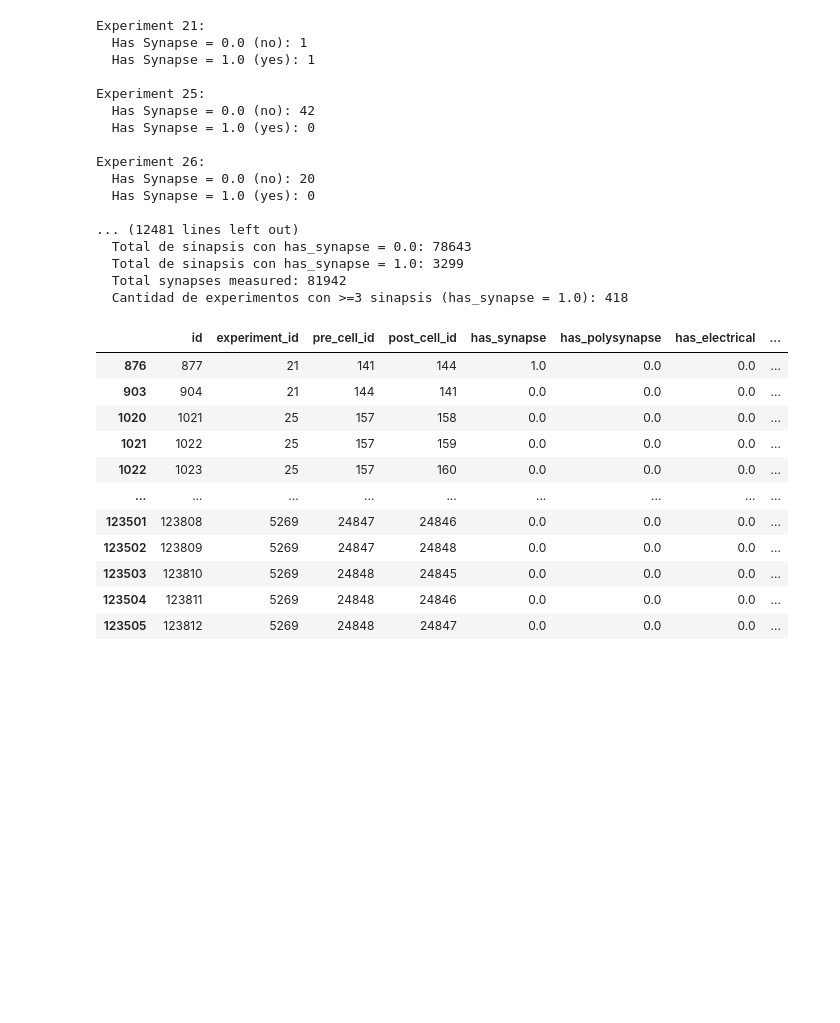
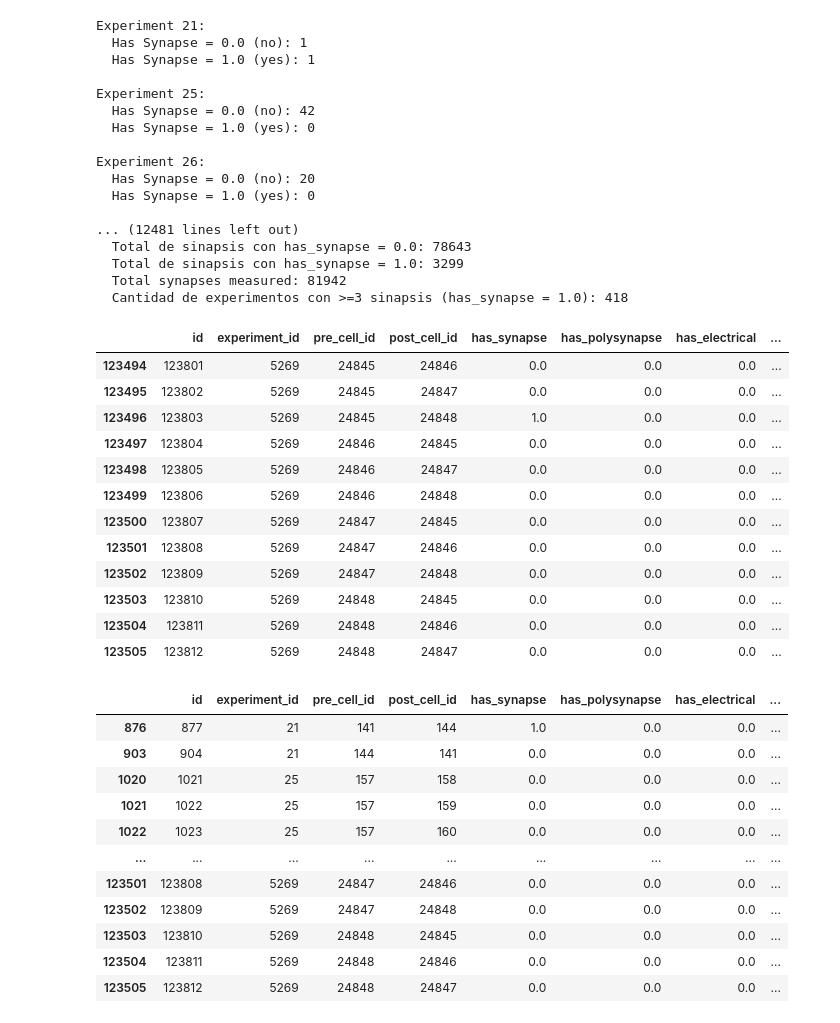
Before and after one commit to acevedomartina/HeterogeneousRNNs, a Jupyter notebook: data_analysis/analysis_dahmen.ipynb, the cells around one changed output. Cells and saved outputs as stored; diff of their text form; code cells hidden in the pictures; blank space fills up the shorter version.

```diff
--- a/data_analysis/analysis_dahmen.ipynb
+++ b/data_analysis/analysis_dahmen.ipynb
@@ -322,6 +406,22 @@ Experiment 26:
   Total de sinapsis con has_synapse = 1.0: 3299
   Total synapses measured: 81942
   Cantidad de experimentos con >=3 sinapsis (has_synapse = 1.0): 418
+# %%
+df_exp
+# %% [output]
+|  | id | experiment_id | pre_cell_id | post_cell_id | has_synapse | has_polysynapse | has_electrical | ... |
+| 123494 | 123801 | 5269 | 24845 | 24846 | 0.0 | 0.0 | 0.0 | ... |
+| 123495 | 123802 | 5269 | 24845 | 24847 | 0.0 | 0.0 | 0.0 | ... |
+| 123496 | 123803 | 5269 | 24845 | 24848 | 1.0 | 0.0 | 0.0 | ... |
+| 123497 | 123804 | 5269 | 24846 | 24845 | 0.0 | 0.0 | 0.0 | ... |
+| 123498 | 123805 | 5269 | 24846 | 24847 | 0.0 | 0.0 | 0.0 | ... |
+| 123499 | 123806 | 5269 | 24846 | 24848 | 0.0 | 0.0 | 0.0 | ... |
+| 123500 | 123807 | 5269 | 24847 | 24845 | 0.0 | 0.0 | 0.0 | ... |
+| 123501 | 123808 | 5269 | 24847 | 24846 | 0.0 | 0.0 | 0.0 | ... |
+| 123502 | 123809 | 5269 | 24847 | 24848 | 0.0 | 0.0 | 0.0 | ... |
+| 123503 | 123810 | 5269 | 24848 | 24845 | 0.0 | 0.0 | 0.0 | ... |
+| 123504 | 123811 | 5269 | 24848 | 24846 | 0.0 | 0.0 | 0.0 | ... |
+| 123505 | 123812 | 5269 | 24848 | 24847 | 0.0 | 0.0 | 0.0 | ... |
 # %%
 # test_df = df_exp.copy()
 # display(test_df)
```
Also changed, not shown: parts of 4 cells of this notebook, 2 other files.
